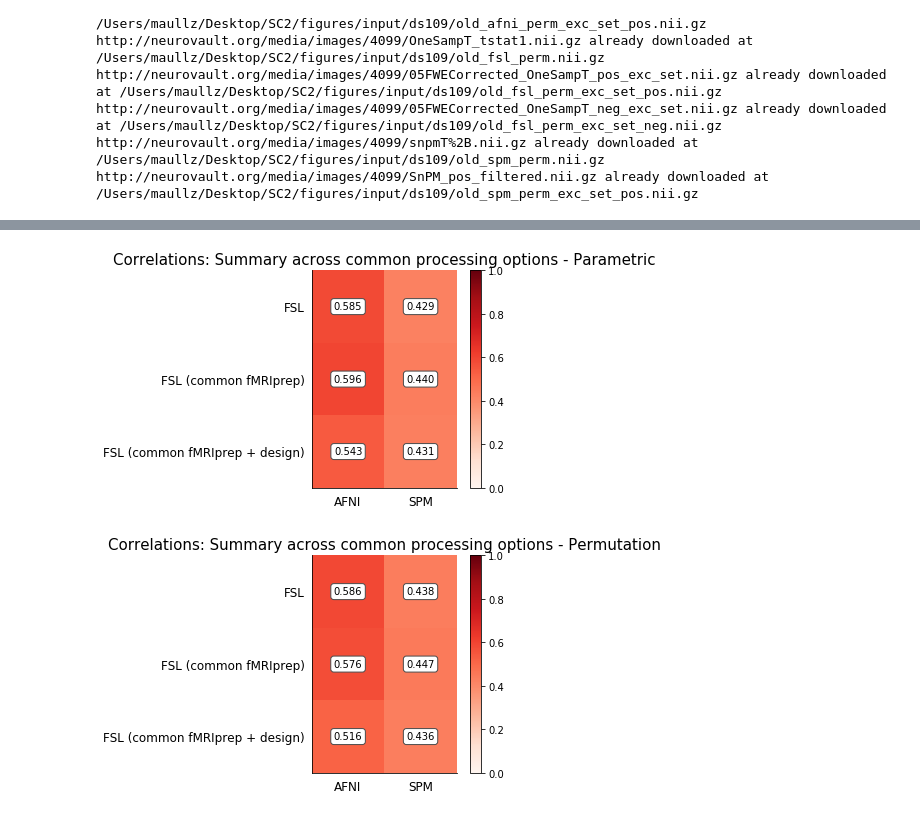
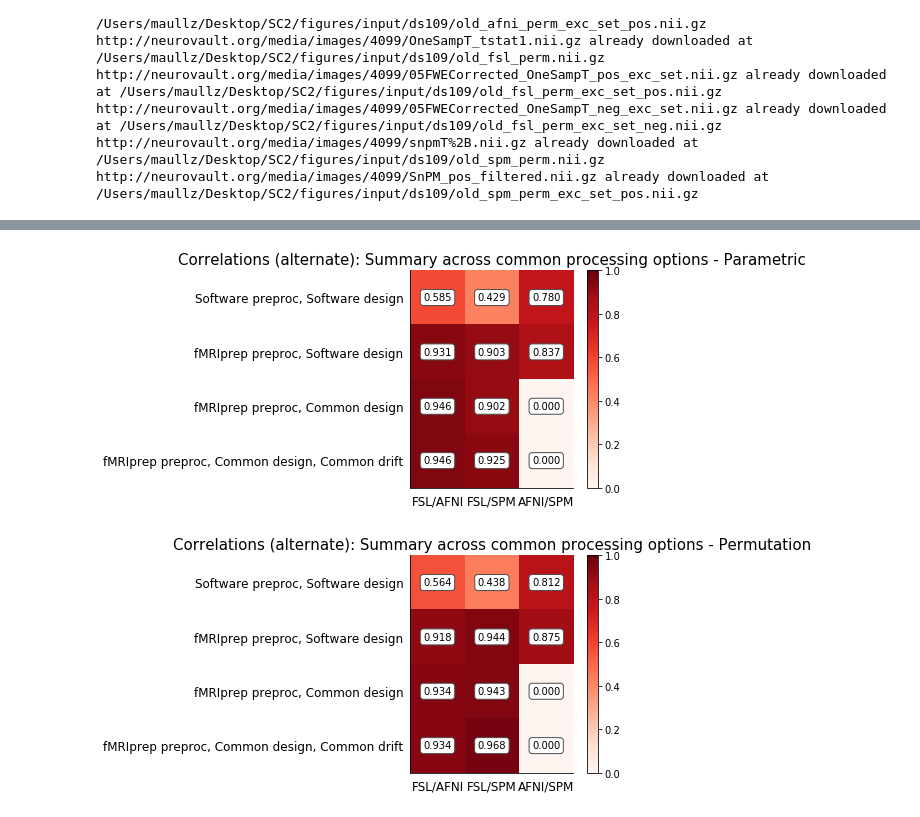
Before and after one commit to NISOx-BDI/SC2, a Jupyter notebook: figures/ds109_notebook.ipynb, the cells around one changed output, grey strips where cells are left out. Cells and saved outputs as stored; diff of their text form; code cells hidden in the pictures.

```diff
--- a/figures/ds109_notebook.ipynb
+++ b/figures/ds109_notebook.ipynb
@@ -480,8 +541,8 @@ correlation_tables.correlation_tables(fsl_perm, afni_design_perm, afni_perm_z, f
 # %%
-correlation_tables.correlation_summary_across_processing_opts(old_afni_stat_file, old_fsl_stat_file, old_spm_stat_file, afni_stat_file, fsl_stat_file, spm_stat_file, afni_design_stat_file, spm_design_stat_file, title="Correlations: Summary across common processing options - Parametric")
+correlation_tables.correlation_summary_across_processing_opts_alternate(old_afni_stat_file, old_fsl_stat_file, old_spm_stat_file, afni_stat_file, fsl_stat_file, spm_stat_file, afni_design_stat_file, spm_design_stat_file, afni_drift_stat_file, spm_drift_stat_file, title="Correlations (alternate): Summary across common processing options - Parametric")
 # %% [output]
-[figure, old version]
+[figure, new version]
 # %%
-correlation_tables.correlation_summary_across_processing_opts(old_afni_perm_z, old_fsl_perm, old_spm_perm, afni_perm_z, fsl_perm, spm_perm, afni_design_perm, spm_design_perm, title="Correlations: Summary across common processing options - Permutation", num_subjects=16)
+correlation_tables.correlation_summary_across_processing_opts_alternate(old_afni_perm_z, old_fsl_perm, old_spm_perm, afni_perm_z, fsl_perm, spm_perm, afni_design_perm, spm_design_perm, afni_drift_perm, spm_drift_perm, title="Correlations (alternate): Summary across common processing options - Permutation", num_subjects=21)
 # %% [output]
-[figure, old version]
+[figure, new version]
```
Also changed, not shown: parts of 26 cells of this notebook, 4 other files.
